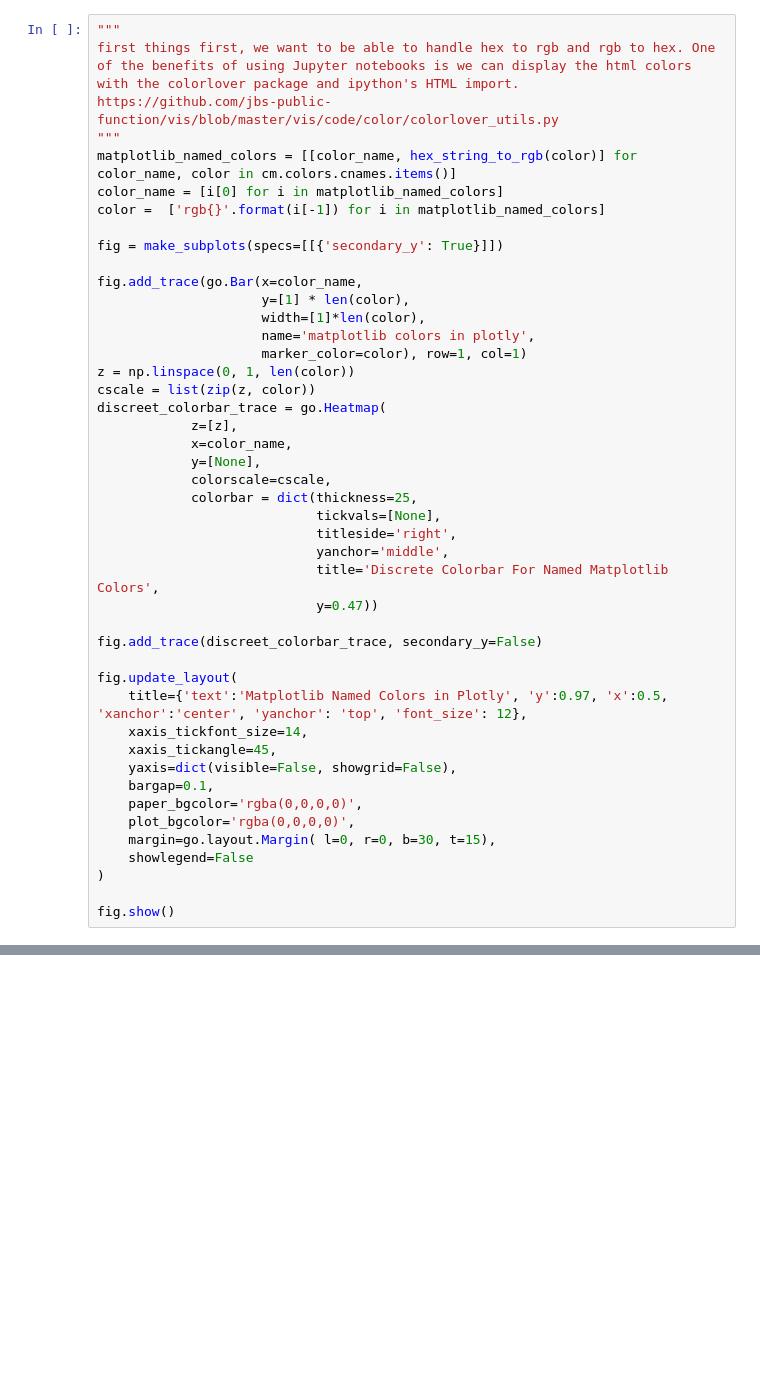
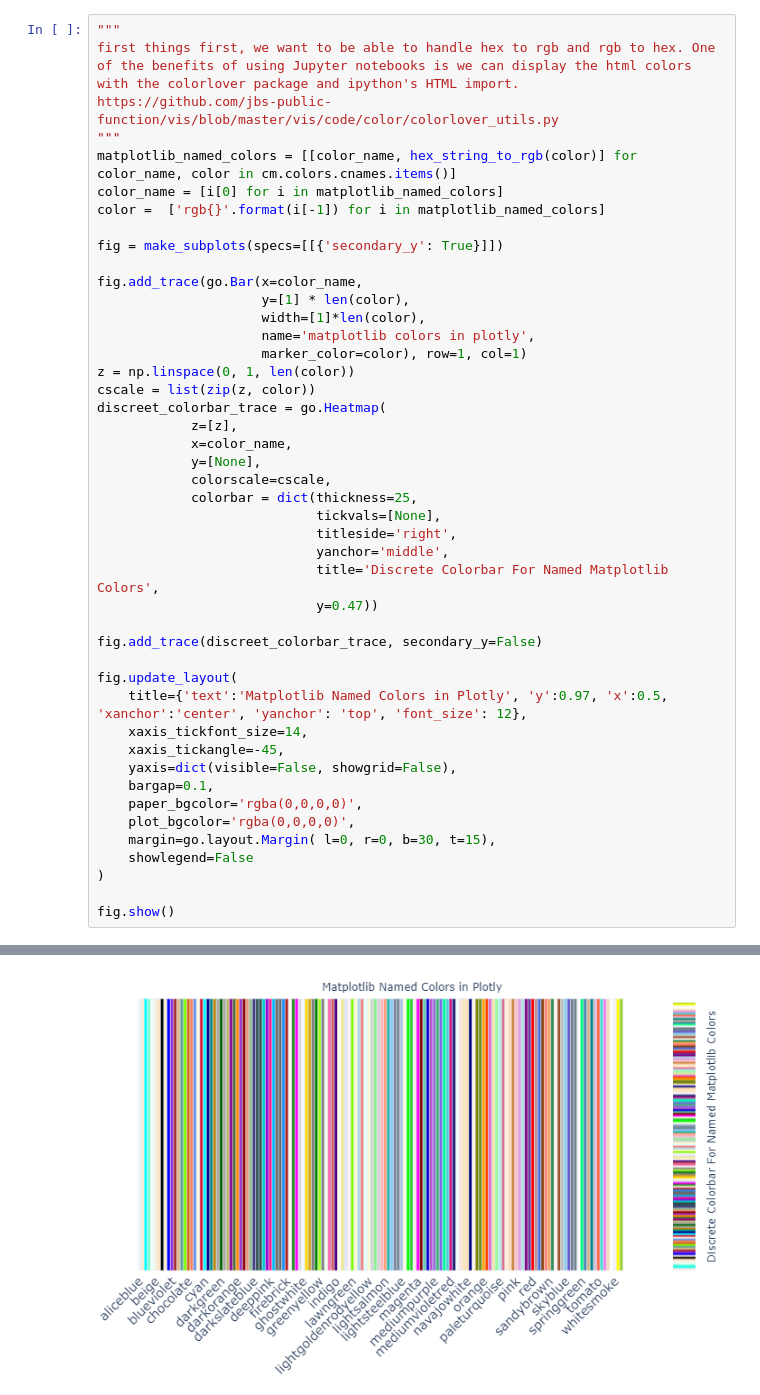
Before and after one commit to jbs-public-function/vis, a Jupyter notebook: vis/notebooks/color/color-exploration.ipynb, the cells around one changed output, grey strips where cells are left out. Drawn from its saved outputs; the diff is of its cells as text; blank space fills up the shorter version.

```diff
--- a/vis/notebooks/color/color-exploration.ipynb
+++ b/vis/notebooks/color/color-exploration.ipynb
@@ -55,7 +55,7 @@ fig.add_trace(discreet_colorbar_trace, secondary_y=False)
 fig.update_layout(
     title={'text':'Matplotlib Named Colors in Plotly', 'y':0.97, 'x':0.5, 'xanchor':'center', 'yanchor': 'top', 'font_size': 12},
     xaxis_tickfont_size=14,
-    xaxis_tickangle=45,
+    xaxis_tickangle=-45,
     yaxis=dict(visible=False, showgrid=False),
     bargap=0.1,
     paper_bgcolor='rgba(0,0,0,0)',
@@ -70,3 +69,4 @@ fig.show()
+[figure, added]
 # %%
 color = [rgb_string_to_tuple(color) for color in cl.scales['10']['div']['RdBu']]
 color = minmax_scale_rgb(color)
```
Also changed, not shown: parts of 4 cells of this notebook, 1 other file.
